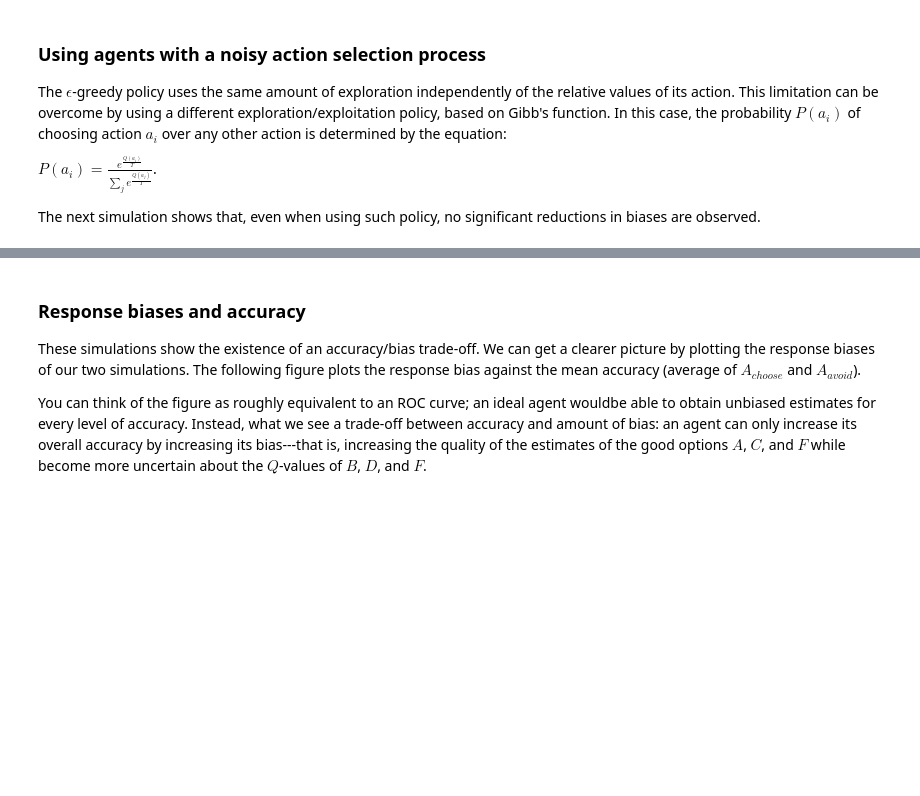
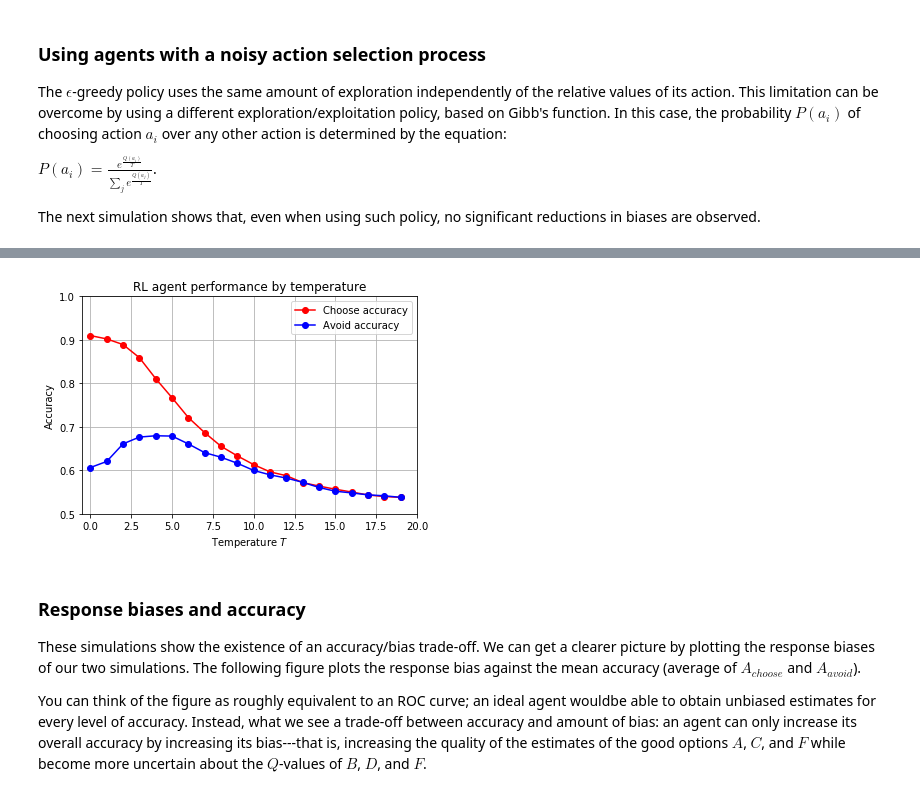
Before and after one commit to TheRealDrDre/RLBG, a Jupyter notebook: Simulations+Results.ipynb, the cells around one changed output, grey strips where cells are left out. Saved outputs shown, nothing was run; the diff lists cells and outputs as text; code cells hidden in the pictures; blank space fills up the shorter version.

```diff
--- a/Simulations+Results.ipynb
+++ b/Simulations+Results.ipynb
@@ -142,3 +155,18 @@ bgp.plot_results(t_results, T)
+# %%
+import matplotlib.pyplot as plt
+choose = [t_results[x][0] for x in T]
+avoid = [t_results[x][1] for x in T]
+plt.plot(choose, "o-", color='red')
+plt.plot(avoid, "o-", color='blue')
+plt.axis([-0.5, 20, 0.5, 1])
+plt.xlabel(r"Temperature $T$")
+plt.ylabel("Accuracy")
+plt.grid()
+plt.legend(["Choose accuracy", "Avoid accuracy"], loc="best")
+plt.title("RL agent performance by temperature")
+plt.show()
+# %% [output]
+[figure, added]
 # %% [markdown]
 ### Response biases and accuracy
 
```
Also changed, not shown: parts of 12 cells of this notebook, 1 other file.
